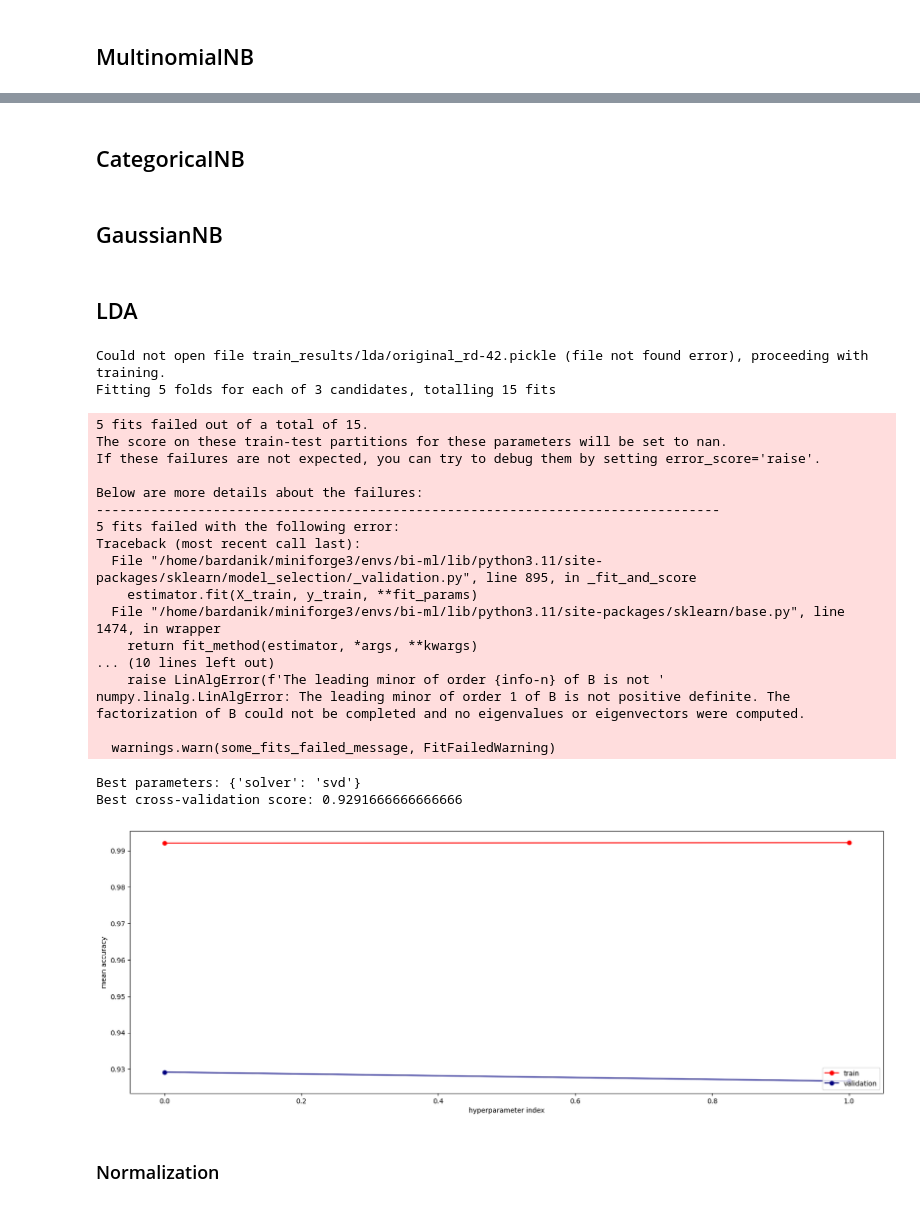
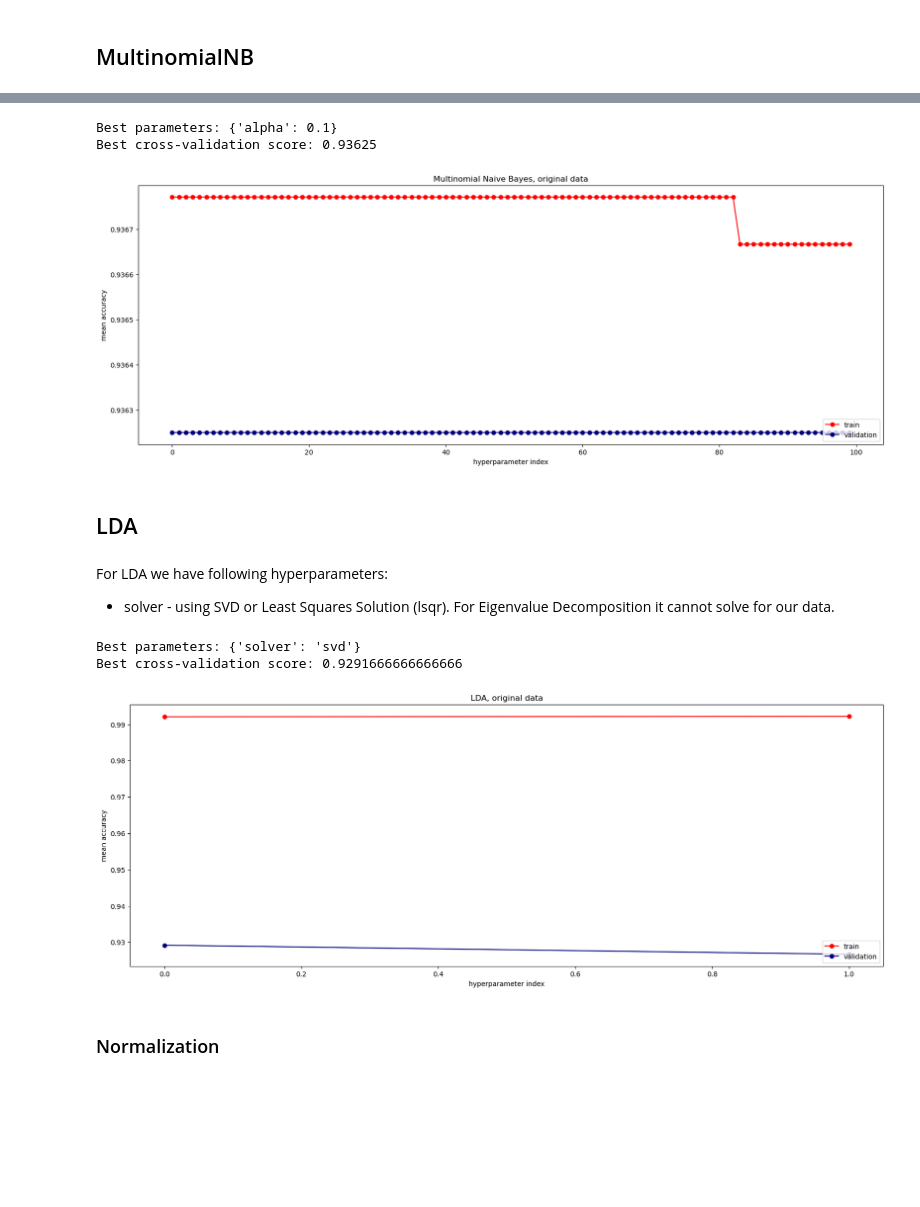
Before and after one commit to nickobard/Machine-Learning-II, a Jupyter notebook: 01/homework_01_B232.ipynb, the cells around one changed output, grey strips where cells are left out. Saved outputs shown, nothing was run; the diff lists cells and outputs as text; code cells hidden in the pictures; blank space fills up the shorter version.

```diff
--- a/01/homework_01_B232.ipynb
+++ b/01/homework_01_B232.ipynb
@@ -502,37 +465,24 @@ Best cross-validation score: 0.93625
-# %% [markdown]
-## CategoricalNB
-# %% [markdown]
-## GaussianNB
+# %%
+evaluate(grid_search, title="Multinomial Naive Bayes, original data")
+# %% [output]
+Best parameters: {'alpha': 0.1}
+Best cross-validation score: 0.93625
+[figure, added]
 # %% [markdown]
 ## LDA
+# %% [markdown]
+For LDA we have following hyperparameters:
+- solver - using SVD or Least Squares Solution (lsqr). For Eigenvalue Decomposition it cannot solve for our data.
 # %%
-param_grid = {'solver': ['svd', 'lsqr', 'eigen']}
+param_grid = {'solver': ['svd', 'lsqr']}
 model = LinearDiscriminantAnalysis()
-grid_search = train(X_cross_val, y_cross_val, model, param_grid, file_name=f"train_results/lda/original_rd-{random_seed}.pickle")
-evaluate(grid_search, "")
+grid_search = train(X_cross_val, y_cross_val, model, param_grid,
+                    file_name=f"train_results/lda/original_rd-{random_seed}.pickle")
+evaluate(grid_search, "LDA, original data")
 # %% [output]
-Could not open file train_results/lda/original_rd-42.pickle (file not found error), proceeding with training.
-Fitting 5 folds for each of 3 candidates, totalling 15 fits
+Best parameters: {'solver': 'svd'}
+Best cross-validation score: 0.9291666666666666
-5 fits failed out of a total of 15.
-The score on these train-test partitions for these parameters will be set to nan.
-If these failures are not expected, you can try to debug them by setting error_score='raise'.
-
-Below are more details about the failures:
---------------------------------------------------------------------------------
-5 fits failed with the following error:
-Traceback (most recent call last):
-  File "/home/bardanik/miniforge3/envs/bi-ml/lib/python3.11/site-packages/sklearn/model_selection/_validation.py", line 895, in _fit_and_score
-    estimator.fit(X_train, y_train, **fit_params)
-  File "/home/bardanik/miniforge3/envs/bi-ml/lib/python3.11/site-packages/sklearn/base.py", line 1474, in wrapper
-    return fit_method(estimator, *args, **kwargs)
-... (10 lines left out)
-    raise LinAlgError(f'The leading minor of order {info-n} of B is not '
-numpy.linalg.LinAlgError: The leading minor of order 1 of B is not positive definite. The factorization of B could not be completed and no eigenvalues or eigenvectors were computed.
-
-  warnings.warn(some_fits_failed_message, FitFailedWarning)
-Best parameters: {'solver': 'svd'}
-Best cross-validation score: 0.9291666666666666
-[figure, old version]
+[figure, new version]
 # %% [markdown]
 ### Normalization
 # %%
```
Also changed, not shown: parts of 23 cells of this notebook, 1 other file.
